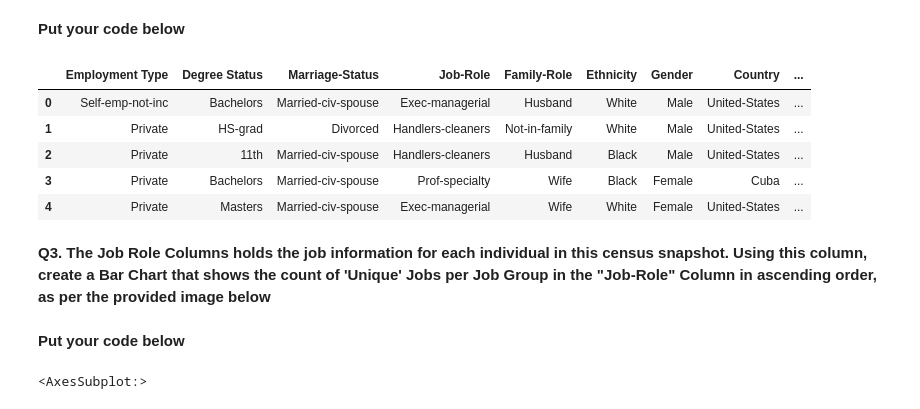
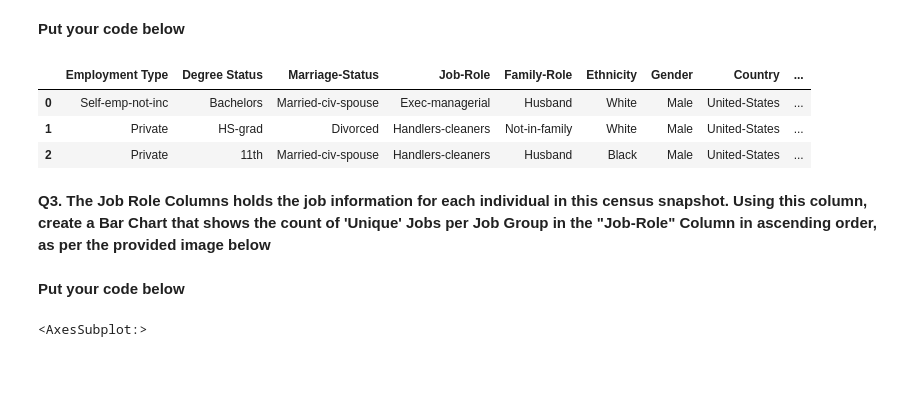
Before and after one commit to Katierjoh/Springboard-Technical-Mock-Interview-, a Jupyter notebook: Mock Interview Python Student Facing Questions .ipynb, the cells around one changed output. Saved outputs shown, nothing was run; the diff lists cells and outputs as text; code cells hidden in the pictures; blank space fills up the shorter version.

```diff
--- a/Mock Interview Python Student Facing Questions .ipynb
+++ b/Mock Interview Python Student Facing Questions .ipynb
@@ -65,23 +65,18 @@ E.g. State-Gov becomes Employment Type, Bachelors becomes Degree Status, etc.
 # %% [markdown]
 <b> Put your code below </b>
 # %%
-# Rename filtered dataframe rows
-    # name for later reference = dataframe.rename ({'old name':'new name',...})
-
 filtered_df = filtered_df.rename({' State-gov': 'Employment Type',
                   ' Bachelors': 'Degree Status',
                   ' Never-married': 'Marriage-Status',
                   ' Adm-clerical': 'Job-Role',
                   ' Not-in-family' : 'Family-Role',
                   ' White': 'Ethnicity',
                   ' Male': 'Gender',
                   ' United-States': 'Country',
-                  ' <=50K': 'Earnings'})
-filtered_df.head()
+                  ' <=50K': 'Earnings'}, axis=1)
+filtered_df.head(3)
 # %% [output]
 |  | Employment Type | Degree Status | Marriage-Status | Job-Role | Family-Role | Ethnicity | Gender | Country | ... |
 | 0 | Self-emp-not-inc | Bachelors | Married-civ-spouse | Exec-managerial | Husband | White | Male | United-States | ... |
 | 1 | Private | HS-grad | Divorced | Handlers-cleaners | Not-in-family | White | Male | United-States | ... |
 | 2 | Private | 11th | Married-civ-spouse | Handlers-cleaners | Husband | Black | Male | United-States | ... |
-| 3 | Private | Bachelors | Married-civ-spouse | Prof-specialty | Wife | Black | Female | Cuba | ... |
-| 4 | Private | Masters | Married-civ-spouse | Exec-managerial | Wife | White | Female | United-States | ... |
@@ -88,7 +85,7 @@ filtered_df.head()
 # %% [markdown]
 <b> Q3. The Job Role Columns holds the job information for each individual in this census snapshot. Using this column, create a Bar Chart that shows the count of 'Unique' Jobs per Job Group in the "Job-Role" Column in ascending order, as per the provided image below </b>
 # %% [markdown]
-<b> Put your code below </b>
+ <b> Put your code below </b>
 # %%
 # Unique jobs per job group in ascending order
 
```
Also changed, not shown: parts of 8 cells of this notebook.
